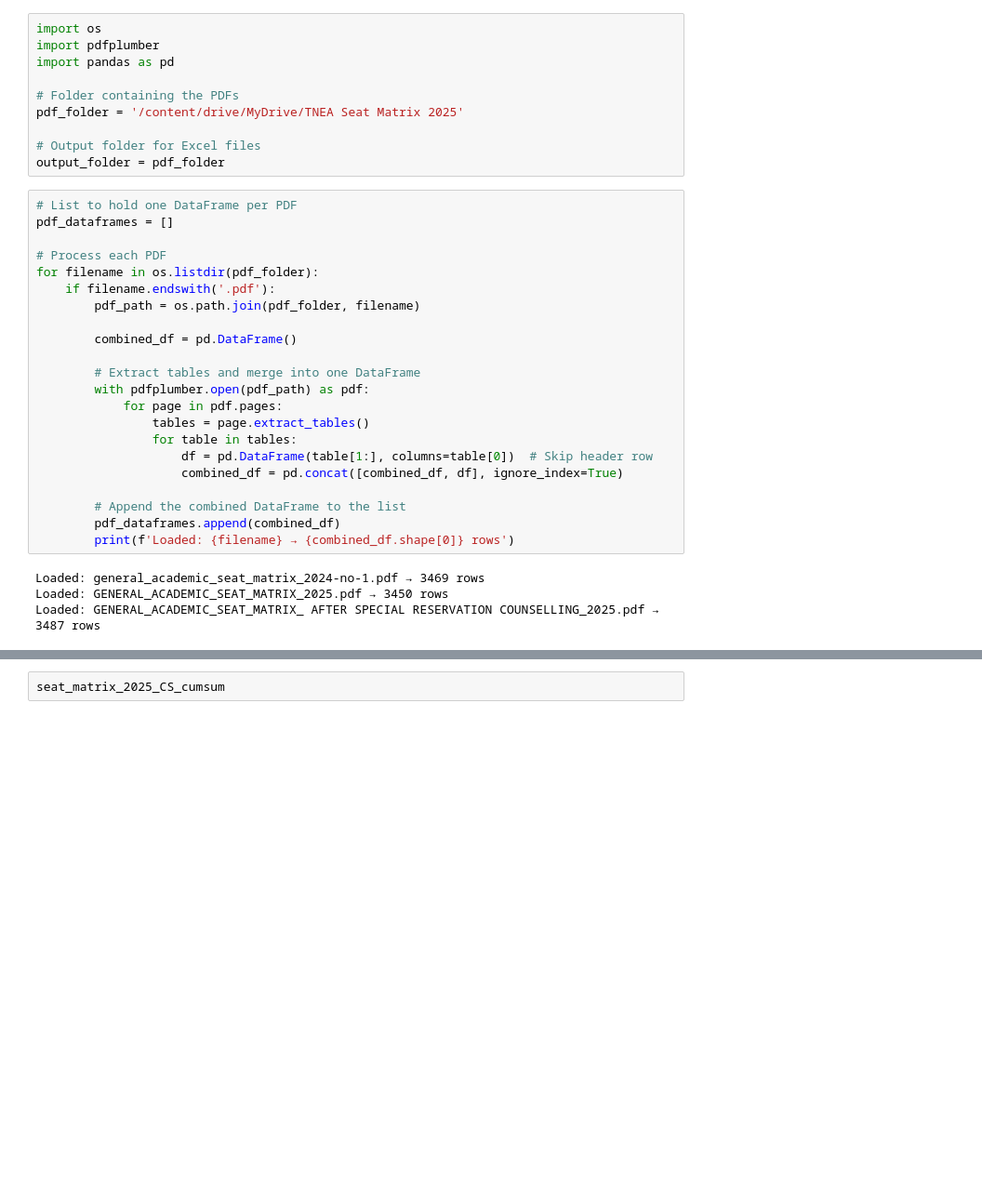
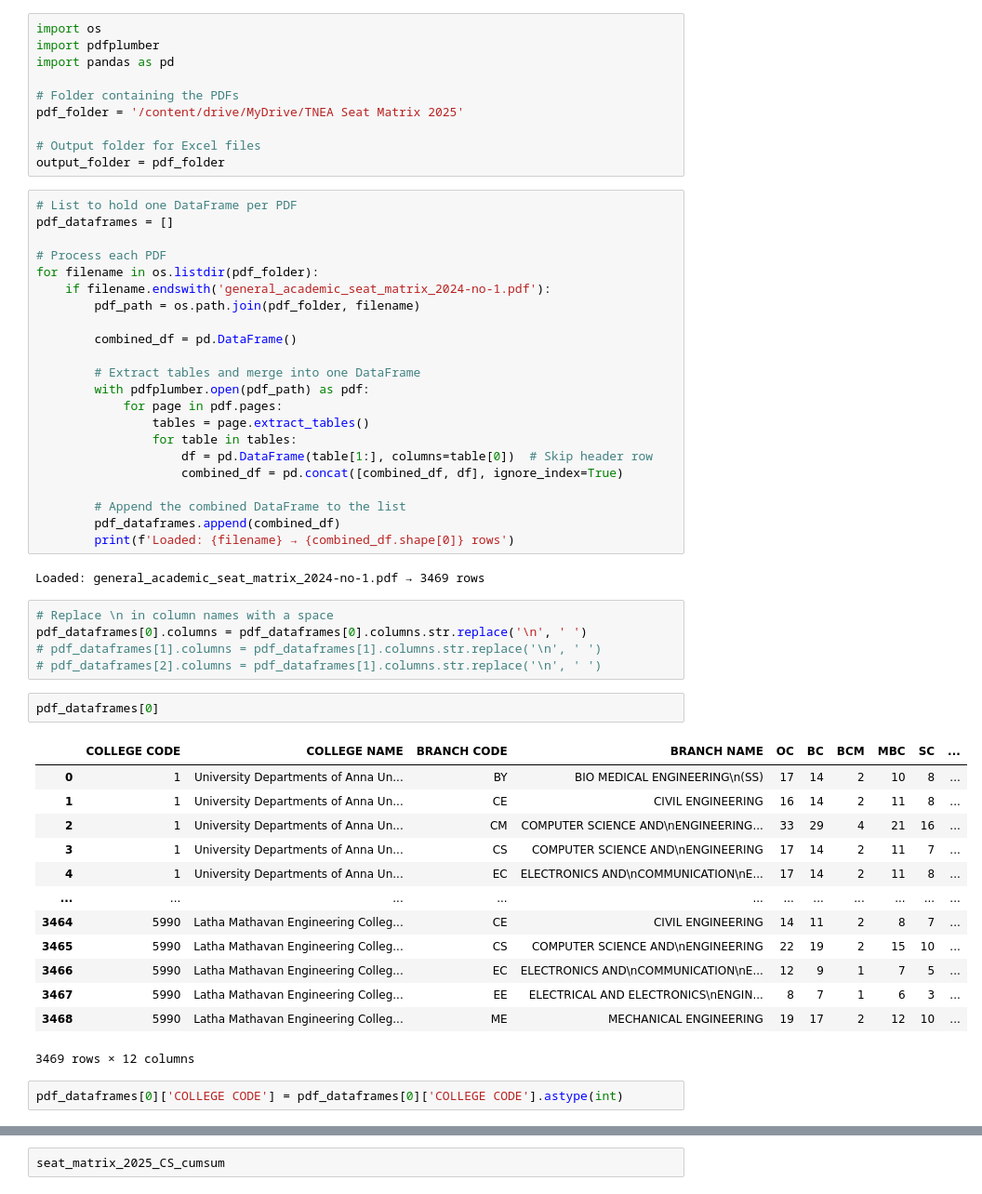
Before and after one commit to KayalvizhiT513/TNEA-seat-matrix-analysis, a Jupyter notebook: TNEA_seat_matrix_running_score.ipynb, the cells around one changed output, grey strips where cells are left out. Shown at 93% size. Cells and saved outputs as stored; diff of their text form; blank space fills up the shorter version.

```diff
--- a/TNEA_seat_matrix_running_score.ipynb
+++ b/TNEA_seat_matrix_running_score.ipynb
@@ -41,7 +41,7 @@ pdf_dataframes = []
 
 # Process each PDF
 for filename in os.listdir(pdf_folder):
-    if filename.endswith('.pdf'):
+    if filename.endswith('general_academic_seat_matrix_2024-no-1.pdf'):
         pdf_path = os.path.join(pdf_folder, filename)
 
         combined_df = pd.DataFrame()
@@ -59,5 +59,26 @@ for filename in os.listdir(pdf_folder):
         print(f'Loaded: {filename} → {combined_df.shape[0]} rows')
 # %% [output]
 Loaded: general_academic_seat_matrix_2024-no-1.pdf → 3469 rows
-Loaded: GENERAL_ACADEMIC_SEAT_MATRIX_2025.pdf → 3450 rows
-Loaded: GENERAL_ACADEMIC_SEAT_MATRIX_ AFTER SPECIAL RESERVATION COUNSELLING_2025.pdf → 3487 rows
+# %%
+# Replace \n in column names with a space
+pdf_dataframes[0].columns = pdf_dataframes[0].columns.str.replace('\n', ' ')
+# pdf_dataframes[1].columns = pdf_dataframes[1].columns.str.replace('\n', ' ')
+# pdf_dataframes[2].columns = pdf_dataframes[1].columns.str.replace('\n', ' ')
+# %%
+pdf_dataframes[0]
+# %% [output]
+|  | COLLEGE CODE | COLLEGE NAME | BRANCH CODE | BRANCH NAME | OC | BC | BCM | MBC | SC | ... |
+| 0 | 1 | University Departments of Anna Un... | BY | BIO MEDICAL ENGINEERING\n(SS) | 17 | 14 | 2 | 10 | 8 | ... |
+| 1 | 1 | University Departments of Anna Un... | CE | CIVIL ENGINEERING | 16 | 14 | 2 | 11 | 8 | ... |
+| 2 | 1 | University Departments of Anna Un... | CM | COMPUTER SCIENCE AND\nENGINEERING... | 33 | 29 | 4 | 21 | 16 | ... |
+| 3 | 1 | University Departments of Anna Un... | CS | COMPUTER SCIENCE AND\nENGINEERING | 17 | 14 | 2 | 11 | 7 | ... |
+| 4 | 1 | University Departments of Anna Un... | EC | ELECTRONICS AND\nCOMMUNICATION\nE... | 17 | 14 | 2 | 11 | 8 | ... |
+| ... | ... | ... | ... | ... | ... | ... | ... | ... | ... | ... |
+| 3464 | 5990 | Latha Mathavan Engineering Colleg... | CE | CIVIL ENGINEERING | 14 | 11 | 2 | 8 | 7 | ... |
+| 3465 | 5990 | Latha Mathavan Engineering Colleg... | CS | COMPUTER SCIENCE AND\nENGINEERING | 22 | 19 | 2 | 15 | 10 | ... |
+| 3466 | 5990 | Latha Mathavan Engineering Colleg... | EC | ELECTRONICS AND\nCOMMUNICATION\nE... | 12 | 9 | 1 | 7 | 5 | ... |
+| 3467 | 5990 | Latha Mathavan Engineering Colleg... | EE | ELECTRICAL AND ELECTRONICS\nENGIN... | 8 | 7 | 1 | 6 | 3 | ... |
+| 3468 | 5990 | Latha Mathavan Engineering Colleg... | ME | MECHANICAL ENGINEERING | 19 | 17 | 2 | 12 | 10 | ... |
+3469 rows × 12 columns
+# %%
+pdf_dataframes[0]['COLLEGE CODE'] = pdf_dataframes[0]['COLLEGE CODE'].astype(int)
```
Also changed, not shown: parts of 49 cells of this notebook.
